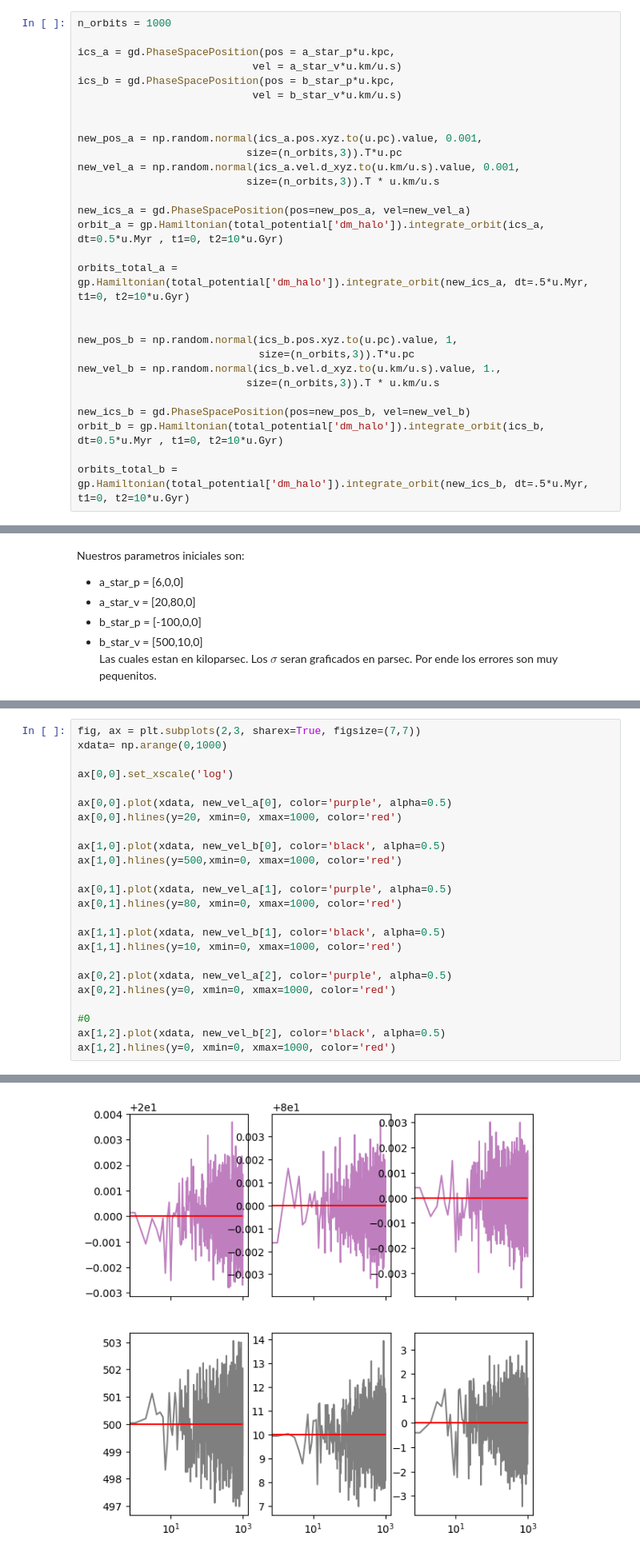
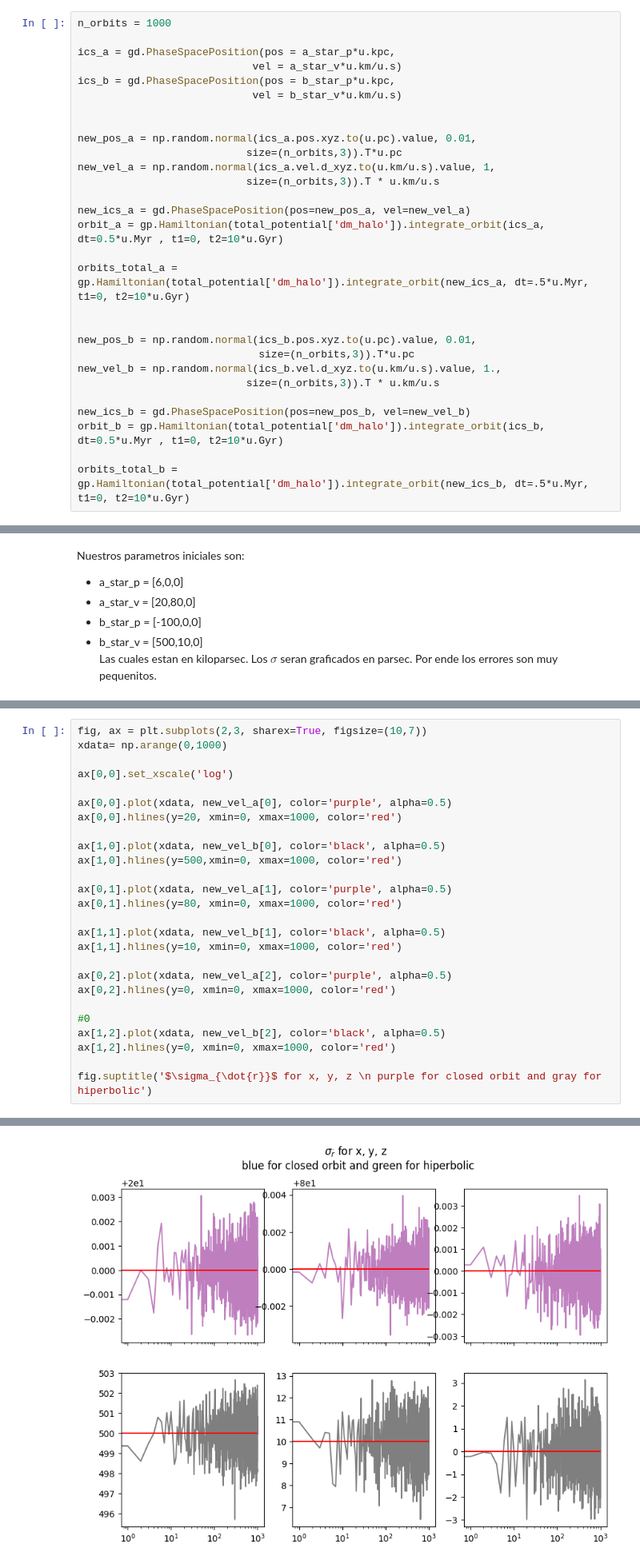
Before and after one commit to patito-mary/topicos, a Jupyter notebook: informfinal.ipynb, the cells around one changed output, grey strips where cells are left out. Shown at 80% size. Cells and saved outputs as stored; diff of their text form.

```diff
--- a/informfinal.ipynb
+++ b/informfinal.ipynb
@@ -671,9 +671,9 @@ ics_b = gd.PhaseSpacePosition(pos = b_star_p*u.kpc,
                             vel = b_star_v*u.km/u.s)
 
 
-new_pos_a = np.random.normal(ics_a.pos.xyz.to(u.pc).value, 0.001,
+new_pos_a = np.random.normal(ics_a.pos.xyz.to(u.pc).value, 0.01,
                            size=(n_orbits,3)).T*u.pc
-new_vel_a = np.random.normal(ics_a.vel.d_xyz.to(u.km/u.s).value, 0.001,
+new_vel_a = np.random.normal(ics_a.vel.d_xyz.to(u.km/u.s).value, 1,
                            size=(n_orbits,3)).T * u.km/u.s
 
 new_ics_a = gd.PhaseSpacePosition(pos=new_pos_a, vel=new_vel_a)
@@ -682,7 +682,7 @@ orbit_a = gp.Hamiltonian(total_potential['dm_halo']).integrate_orbit(ics_a,  dt=
 orbits_total_a = gp.Hamiltonian(total_potential['dm_halo']).integrate_orbit(new_ics_a, dt=.5*u.Myr, t1=0, t2=10*u.Gyr)
 
 
-new_pos_b = np.random.normal(ics_b.pos.xyz.to(u.pc).value, 1,
+new_pos_b = np.random.normal(ics_b.pos.xyz.to(u.pc).value, 0.01,
                              size=(n_orbits,3)).T*u.pc
 new_vel_b = np.random.normal(ics_b.vel.d_xyz.to(u.km/u.s).value, 1.,
                            size=(n_orbits,3)).T * u.km/u.s
@@ -763,5 +765,5 @@ ax[1,2].plot(xdata, new_pos_b[2], color='green', alpha=0.5)
 # %%
-fig, ax = plt.subplots(2,3, sharex=True, figsize=(7,7))
+fig, ax = plt.subplots(2,3, sharex=True, figsize=(10,7))
 xdata= np.arange(0,1000)
 
 ax[0,0].set_xscale('log')
@@ -784,4 +786,6 @@ ax[0,2].hlines(y=0, xmin=0, xmax=1000, color='red')
 #0
 ax[1,2].plot(xdata, new_vel_b[2], color='black', alpha=0.5)
 ax[1,2].hlines(y=0, xmin=0, xmax=1000, color='red')
+
+fig.suptitle('$\sigma_{\dot{r}}$ for x, y, z \n purple for closed orbit and gray for hiperbolic')
 # %% [output]
@@ -789 +793 @@ ax[1,2].hlines(y=0, xmin=0, xmax=1000, color='red')
-[figure, old version]
+[figure, new version]
```
Also changed, not shown: parts of 16 cells of this notebook, 2 other files.
